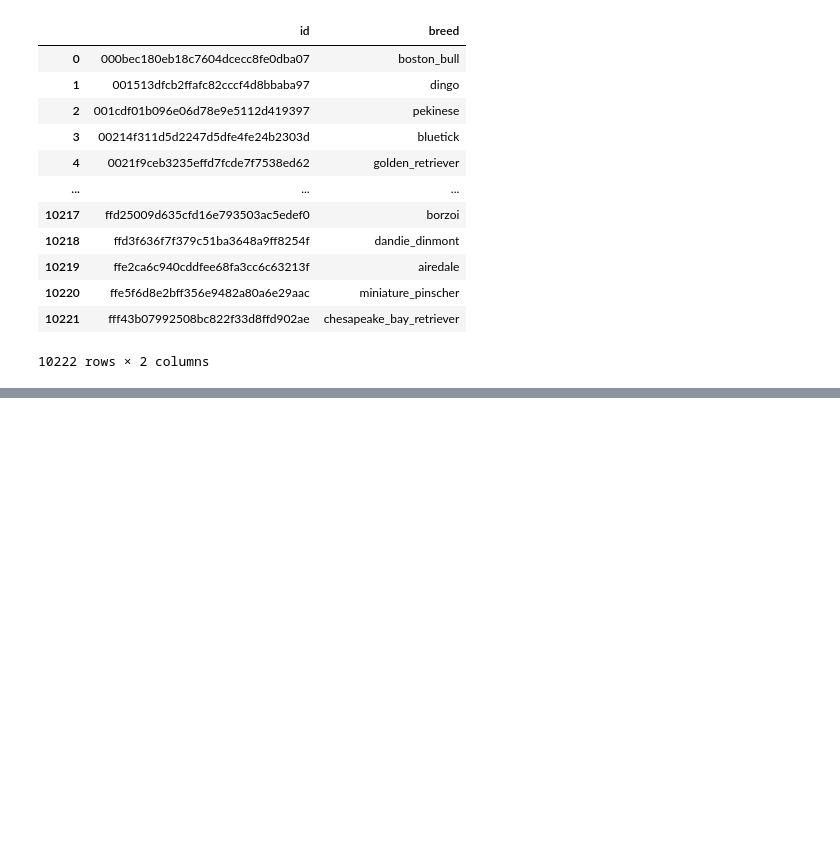
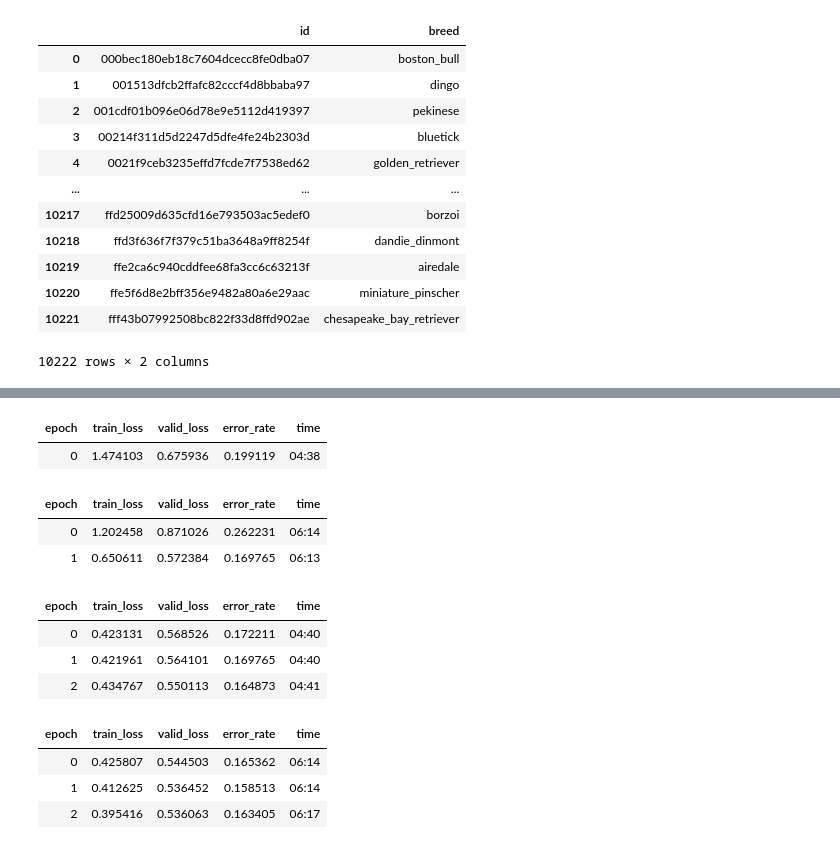
Before and after one commit to willystw/fastai-learning, a Jupyter notebook: dog-identification/Dog_Breed_Identification.ipynb, the cells around one changed output, grey strips where cells are left out. Drawn from its saved outputs; the diff is of its cells as text; code cells hidden in the pictures; blank space fills up the shorter version.

```diff
--- a/dog-identification/Dog_Breed_Identification.ipynb
+++ b/dog-identification/Dog_Breed_Identification.ipynb
@@ -160,0 +181,18 @@ learn.fit_one_cycle(12, lr_max=slice(1e-6,1e-4))
+# %%
+learn = cnn_learner(dls, resnet101, metrics=error_rate).to_fp16()
+learn.fine_tune(2, base_lr=3e-3)
+learn.fine_tune(3, freeze_epochs=3, base_lr=2e-5)
+# %% [output]
+| epoch | train_loss | valid_loss | error_rate | time |
+| 0 | 1.474103 | 0.675936 | 0.199119 | 04:38 |
+| epoch | train_loss | valid_loss | error_rate | time |
+| 0 | 1.202458 | 0.871026 | 0.262231 | 06:14 |
+| 1 | 0.650611 | 0.572384 | 0.169765 | 06:13 |
+| epoch | train_loss | valid_loss | error_rate | time |
+| 0 | 0.423131 | 0.568526 | 0.172211 | 04:40 |
+| 1 | 0.421961 | 0.564101 | 0.169765 | 04:40 |
+| 2 | 0.434767 | 0.550113 | 0.164873 | 04:41 |
+| epoch | train_loss | valid_loss | error_rate | time |
+| 0 | 0.425807 | 0.544503 | 0.165362 | 06:14 |
+| 1 | 0.412625 | 0.536452 | 0.158513 | 06:14 |
+| 2 | 0.395416 | 0.536063 | 0.163405 | 06:17 |
```
Also changed, not shown: parts of 11 cells of this notebook.
